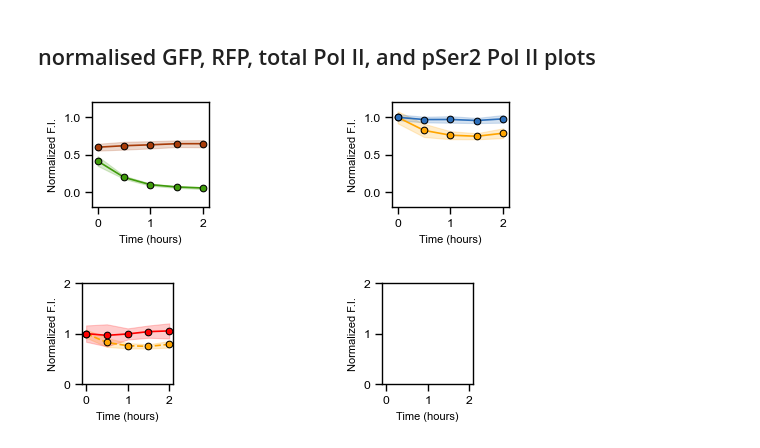
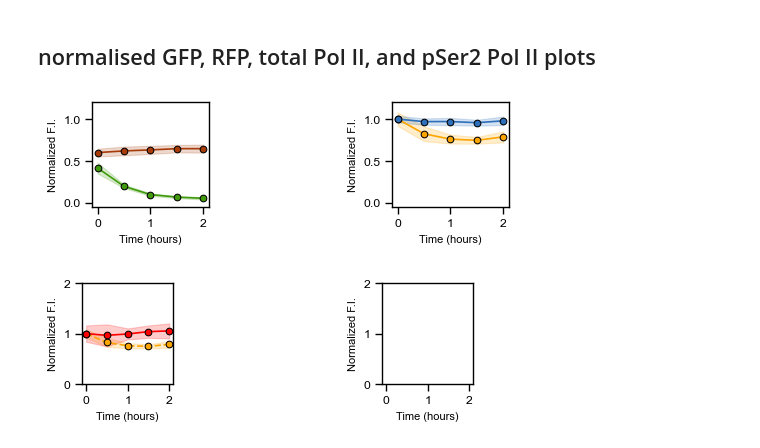
Before and after one commit to berrygroup/publications, a Jupyter notebook: 2026_POLR2A_homeostasis/Imaging/NikonSpinningDisk/mACmChPOLR2A_Active_PolII/mACmChPOLR2A_ActivePolII.ipynb, the cells around one changed output. Saved outputs shown, nothing was run; the diff lists cells and outputs as text; code cells hidden in the pictures.

```diff
--- a/2026_POLR2A_homeostasis/Imaging/NikonSpinningDisk/mACmChPOLR2A_Active_PolII/mACmChPOLR2A_ActivePolII.ipynb
+++ b/2026_POLR2A_homeostasis/Imaging/NikonSpinningDisk/mACmChPOLR2A_Active_PolII/mACmChPOLR2A_ActivePolII.ipynb
@@ -21,27 +19,24 @@ import matplotlib.font_manager as font_manager
 # %%
-font_path = "/srv/scratch/berrylab/z3532965/font/Arial.ttf"
-font_manager.fontManager.addfont(font_path)
-font_name = font_manager.FontProperties(fname=font_path).get_name()
-plt.rcParams['font.family'] = font_name
-
+plt.rcParams['font.family'] = 'sans-serif'
+plt.rcParams['font.sans-serif'] = ['Arial']
 plt.rcParams['svg.fonttype'] = 'none'
 # %% [markdown]
 ## load layout files for multiple experiments
 # %%
-Experiment1Layout = pd.read_csv("/srv/scratch/z3532965/src/publications/2026_POLR2A_homeostasis/Imaging/NikonSpinningDisk/mACmChPOLR2A_Active_PolII/241026_mACmChPOLR2A_ActivePolII/METADATA/241026_mACmChPOLR2A_ActivePolII.csv")
-Experiment2Layout = pd.read_csv("/srv/scratch/z3532965/src/publications/2026_POLR2A_homeostasis/Imaging/NikonSpinningDisk/mACmChPOLR2A_Active_PolII/241029_mACmChPOLR2A_ActivePolII/METADATA/241029_mACmChPOLR2A_ActivePolII.csv")
-Experiment3Layout = pd.read_csv("/srv/scratch/z3532965/src/publications/2026_POLR2A_homeostasis/Imaging/NikonSpinningDisk/mACmChPOLR2A_Active_PolII/241111_mACmChPOLR2A_ActivePolII/METADATA/241111_mACmChPOLR2A_ActivePolII.csv")
+Experiment1Layout = pd.read_csv("241026_mACmChPOLR2A_ActivePolII/METADATA/241026_mACmChPOLR2A_ActivePolII.csv")
+Experiment2Layout = pd.read_csv("241029_mACmChPOLR2A_ActivePolII/METADATA/241029_mACmChPOLR2A_ActivePolII.csv")
+Experiment3Layout = pd.read_csv("241111_mACmChPOLR2A_ActivePolII/METADATA/241111_mACmChPOLR2A_ActivePolII.csv")
 # %% [markdown]
 ## load quantification files and assemble into dataframes
 # %%
-Experiment1_Quantification_Directory_Cycle1 = Path("/srv/scratch/berrylab/z3536241/NikonSpinningDisk/241026_mACmChPOLR2A_ActivePolII/20241029_180349_843/QUANTIFICATION/")
-Experiment1_Quantification_Directory_Cycle2 = Path("/srv/scratch/berrylab/z3536241/NikonSpinningDisk/241026_mACmChPOLR2A_ActivePolII/20241030_173018_319/QUANTIFICATION/")
+Experiment1_Quantification_Directory_Cycle1 = Path("/Users/alexandergillis/Desktop/KATANA_PULL/241026_mACmChPOLR2A_ActivePolII/20241029_180349_843/QUANTIFICATION/")
+Experiment1_Quantification_Directory_Cycle2 = Path("/Users/alexandergillis/Desktop/KATANA_PULL/241026_mACmChPOLR2A_ActivePolII/20241030_173018_319/QUANTIFICATION/")
 
-Experiment2_Quantification_Directory_Cycle1 = Path("/srv/scratch/berrylab/z3536241/NikonSpinningDisk/241029_mACmChPOLR2A_ActivePolII/20241101_183057_182/QUANTIFICATION/")
-Experiment2_Quantification_Directory_Cycle2 = Path("/srv/scratch/berrylab/z3536241/NikonSpinningDisk/241029_mACmChPOLR2A_ActivePolII/20241104_185759_772/QUANTIFICATION/")
+Experiment2_Quantification_Directory_Cycle1 = Path("/Users/alexandergillis/Desktop/KATANA_PULL/241029_mACmChPOLR2A_ActivePolII/20241101_183057_182/QUANTIFICATION/")
+Experiment2_Quantification_Directory_Cycle2 = Path("/Users/alexandergillis/Desktop/KATANA_PULL/241029_mACmChPOLR2A_ActivePolII/20241104_185759_772/QUANTIFICATION/")
 
-Experiment3_Quantification_Directory_Cycle1 = Path("/srv/scratch/berrylab/z3536241/NikonSpinningDisk/241111_mACmChPOLR2A_ActivePolII/20241114_190600_018/QUANTIFICATION/")
-Experiment3_Quantification_Directory_Cycle2 = Path("/srv/scratch/berrylab/z3536241/NikonSpinningDisk/241111_mACmChPOLR2A_ActivePolII/20241115_164752_840/QUANTIFICATION/")
+Experiment3_Quantification_Directory_Cycle1 = Path("/Users/alexandergillis/Desktop/KATANA_PULL/241111_mACmChPOLR2A_ActivePolII/20241114_190600_018/QUANTIFICATION/")
+Experiment3_Quantification_Directory_Cycle2 = Path("/Users/alexandergillis/Desktop/KATANA_PULL/241111_mACmChPOLR2A_ActivePolII/20241115_164752_840/QUANTIFICATION/")
 
 Experiment1_Cycle1_Quantification_Files = glob.glob(str(Experiment1_Quantification_Directory_Cycle1 / "*.csv"))
 Experiment1_Cycle2_Quantification_Files = glob.glob(str(Experiment1_Quantification_Directory_Cycle2 / "*.csv"))
@@ -1193,35 +1223,35 @@ sns.lineplot(mACmCherry_Plot,
 
 sns.lineplot(mACmCherry_Total_Plot,
              x = 'TIME_IN_AUXIN_HRS',
              y = 'Alexa647_Intensity_FC',
              marker = 'o', markeredgecolor = 'black',
              errorbar = 'sd',
              ax = a[1],
              color = 'orange',
              legend = False)
 
 sns.lineplot(mACmCherry_pSer2_Plot,
              x = 'TIME_IN_AUXIN_HRS',
              y = 'Alexa647_Intensity_FC',
              marker = 'o', markeredgecolor = 'black',
              errorbar = 'sd',
              ax = a[1],
              color = 'xkcd:medium blue',
              legend = False)
 
 for i in range(2):
     a[i].set_xlabel('Time (hours)', fontsize = 8)
     a[i].set_ylabel('Normalized F.I.', fontsize = 8)
     a[i].set_box_aspect(0.9)
-    a[i].set_ylim(-0.2,1.2)
+    a[i].set_ylim(-0.05,1.2)
     a[i].set_yticks([0,0.5,1])
     a[i].set_xticks([0, 1, 2])
     a[i].set_xlim(-0.1,2.1)
 
 
 plt.savefig('mACmCherryPOLR2A_GFP_RFP_Total_pSer2.svg')
 # %% [output]
-[figure, old version]
+[figure, new version]
 # %%
 sns.set_context('paper')
 
```
Also changed, not shown: parts of 8 cells of this notebook, 23 other files.
